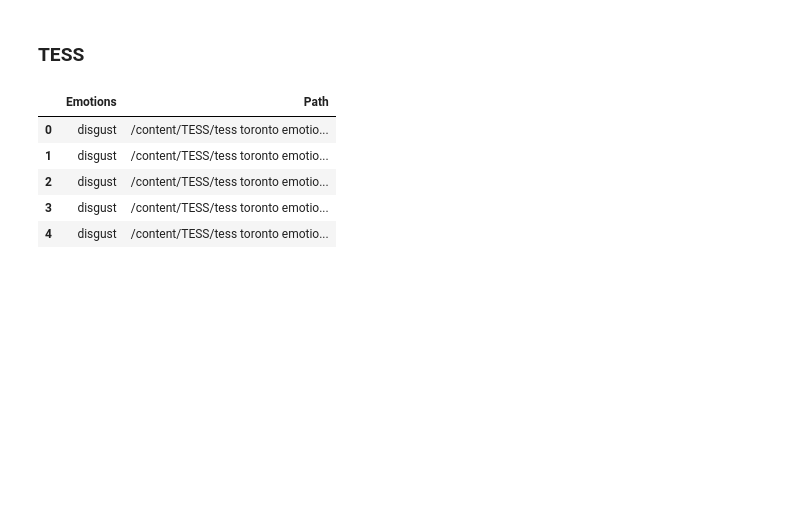
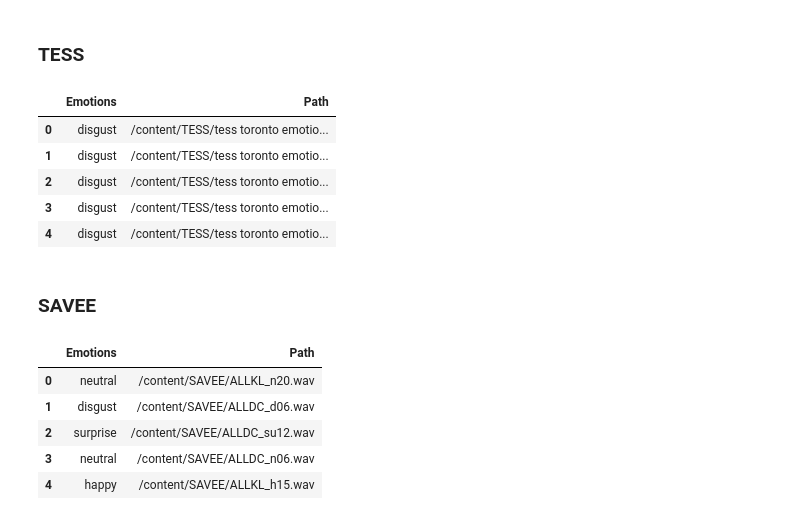
Before and after one commit to architGitHub/Speech-Emotion-Detection, a Jupyter notebook: Speech_Emotion_Detection.ipynb, the cells around one changed output. Cells and saved outputs as stored; diff of their text form; code cells hidden in the pictures; blank space fills up the shorter version.

Commit message:
Extracted emotions from 'SAVEE'

```diff
--- a/Speech_Emotion_Detection.ipynb
+++ b/Speech_Emotion_Detection.ipynb
@@ -154,3 +154,43 @@ df_Tess.head()
 | 2 | disgust | /content/TESS/tess toronto emotio... |
 | 3 | disgust | /content/TESS/tess toronto emotio... |
 | 4 | disgust | /content/TESS/tess toronto emotio... |
+# %% [markdown]
+### SAVEE
+# %%
+savee_dir = os.listdir(Savee)
+
+emotion = []
+path = []
+
+for file_name in savee_dir:
+    path.append(Savee + file_name)
+    try:
+      file_emo = file_name.split('_')[1][:-6]
+      if file_emo == 'a':
+          emotion.append('angry')
+      elif file_emo == 'd':
+          emotion.append('disgust')
+      elif file_emo == 'f':
+          emotion.append('fear')
+      elif file_emo == 'h':
+          emotion.append('happy')
+      elif file_emo == 'n':
+          emotion.append('neutral')
+      elif file_emo == 'sa':
+          emotion.append('sad')
+      else:
+          emotion.append('surprise')
+    except:
+      print('Error extracting emotion from:', file_name)
+# %%
+df_emotion = pd.DataFrame(emotion, columns=['Emotions'])
+df_path = pd.DataFrame(path, columns=['Path'])
+df_Savee = pd.concat([df_emotion, df_path], axis=1)
+df_Savee.head()
+# %% [output]
+|  | Emotions | Path |
+| 0 | neutral | /content/SAVEE/ALLKL_n20.wav |
+| 1 | disgust | /content/SAVEE/ALLDC_d06.wav |
+| 2 | surprise | /content/SAVEE/ALLDC_su12.wav |
+| 3 | neutral | /content/SAVEE/ALLDC_n06.wav |
+| 4 | happy | /content/SAVEE/ALLKL_h15.wav |
```
